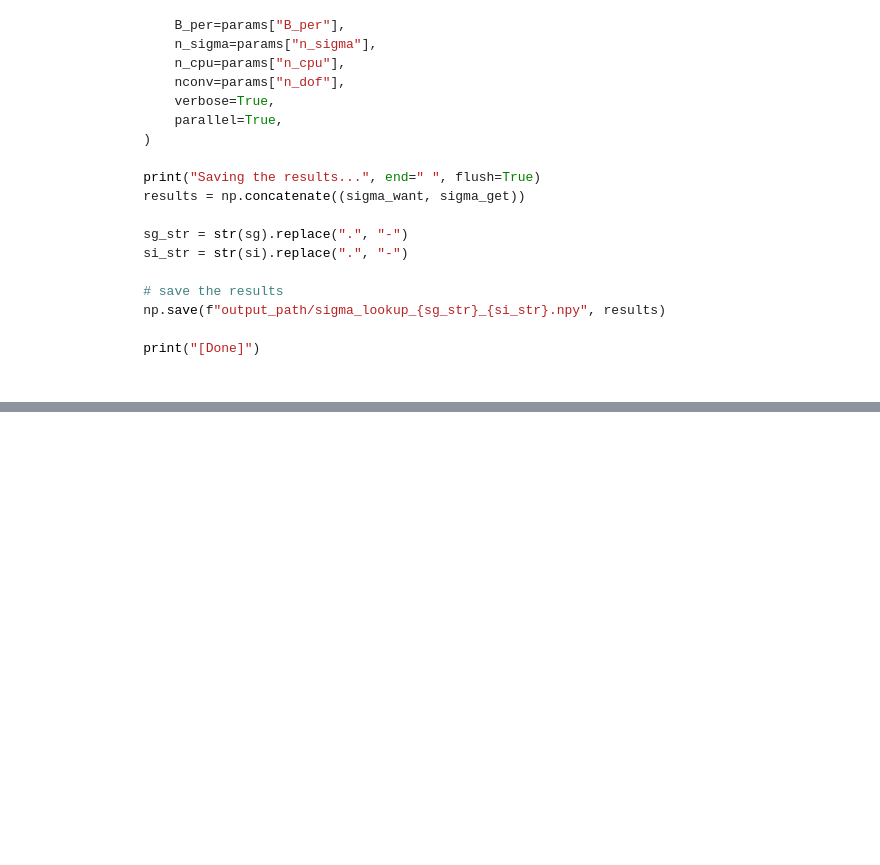
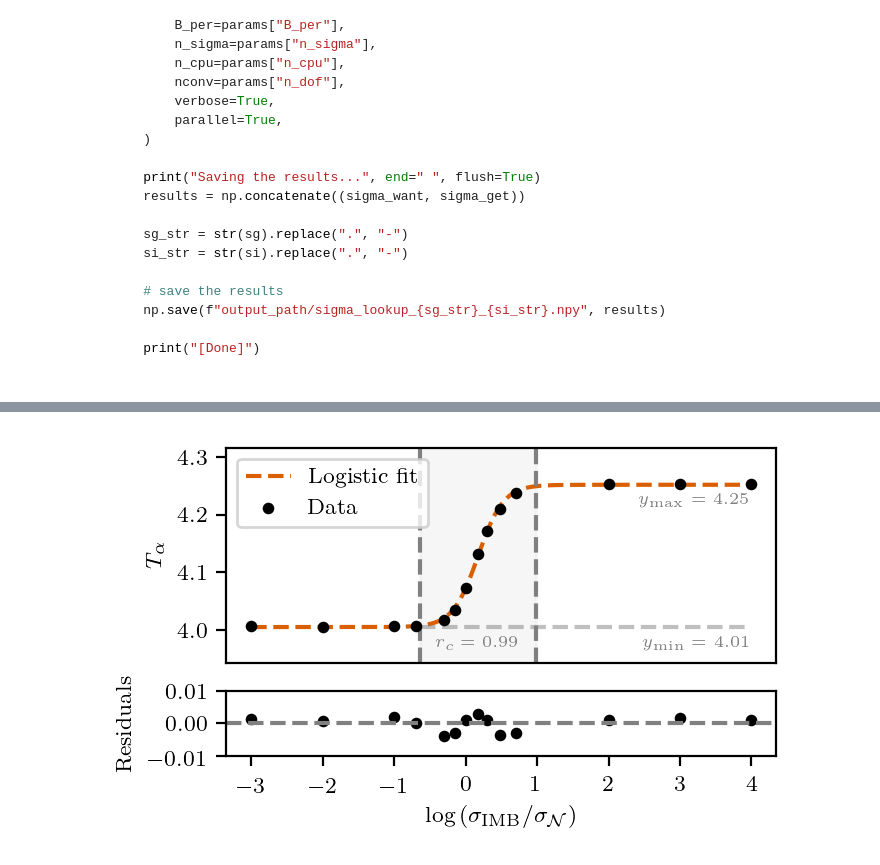
Before and after one commit to fdannert/InLIFEsim, a Jupyter notebook: docs/source/paper_figures/lookup_table.ipynb, the cells around one changed output, grey strips where cells are left out. Cells and saved outputs as stored; diff of their text form; code cells hidden in the pictures; blank space fills up the shorter version.

```diff
--- a/docs/source/paper_figures/lookup_table.ipynb
+++ b/docs/source/paper_figures/lookup_table.ipynb
@@ -326,0 +468,81 @@ sys.version_info(major=3, minor=9, micro=13, releaselevel='final', serial=0)
+# %%
+sig_actual = 4
+guess = None
+bounds = (-np.inf, np.inf)
+
+sig_analytical = []
+rat_bes_gaus = []
+
+for sg, si in zip(ev.sigma_gauss, ev.sigma_bessel):
+    sig_analytical.append(np.interp(sig_actual,
+                                    ev.sigma_want_get[(sg, si)][0],
+                                    ev.sigma_want_get[(sg, si)][1]))
+    rat_bes_gaus.append(si/sg)
+
+ratio_sig = np.array((sig_analytical, rat_bes_gaus)).T
+
+# noinspection PyTupleAssignmentBalance
+popt, _ = curve_fit(f=logistic,
+                    xdata=np.log10(ratio_sig[1:-1, 1]),
+                    ydata=ratio_sig[1:-1, 0],
+                    p0=guess,
+                    bounds=bounds)
+
+
+x = np.log10(ratio_sig[1:-1, 1])
+y = ratio_sig[1:-1, 0]
+
+
+fig, ax = plt.subplots(nrows=2, figsize=(3.55, 2), height_ratios=[1, 0.3], dpi=200)
+
+x_sample = np.linspace(np.min(x), np.max(x), 1000)
+ax[0].plot(x_sample, logistic(x_sample, *popt), '--',
+           c='#d95f02', label='Logistic fit')
+
+# Plot the original data (with noise) and the fitted curve
+ax[0].scatter(x, y, label='Data', color='k', s=10, zorder=10)
+
+ax[0].set_xticks([])
+ax[0].legend(loc='upper left')
+
+ax[1].set_xlabel(r'$\mathrm{log}\left(\sigma_\mathrm{IMB} / \sigma_\mathcal{N}\right)$')
+ax[0].set_ylabel(r'$T_\alpha$')
+
+# draw horizontal line at y=0
+ax[1].axhline(0, color='gray', ls='--')
+# plot residual in lower axis
+ax[1].scatter(x, y - logistic(x, *popt),
+              color='k',
+              label='Data - Logistic',
+              s=10,)
+ax[1].set_ylim([-0.01, 0.01])
+ax[1].set_ylabel('Residuals')
+
+x_ext = get_interest_area(popt[1], 0.99)
+# indicate intereste area
+ax[0].axvline(popt[0] - x_ext, color='gray', ls='--')
+ax[0].axvline(popt[0] + x_ext, color='gray', ls='--')
+
+# ax[0].axvline(popt[0], color='lightgray', ls='--')
+
+ax[0].set_ylim(ax[0].get_ylim()[0]-0.05, ax[0].get_ylim()[1]+0.05)
+# fill between with light gray without white spaces above and below
+ax[0].fill_betweenx([3, 5], popt[0] - x_ext, popt[0] + x_ext, color='lightgray', alpha=0.2)
+
+ax[0].plot([popt[0] - x_ext, x.max()], [popt[2]]*2, color='gray', ls='--', alpha=0.5)
+
+# print y_min and y_max at the right end of the plot
+ax[0].text(x.max(), popt[2]-0.015, r'$y_{\mathrm{min}}$ = ' + str(np.round(popt[2], 2)),
+           color='gray', va='top', ha='right',
+           fontsize=6)
+ax[0].text(x.max(), popt[3]-0.015, r'$y_{\mathrm{max}}$ = ' + str(np.round(popt[3], 2)),
+           color='gray', va='top', ha='right',
+           fontsize=6)
+
+ax[0].text(popt[0], popt[2]-0.015, r'$r_c = 0.99$',
+           color='gray', va='top', ha='center',
+           fontsize=6)
+
+plt.show()
+# %% [output]
+[figure, added]
```
Also changed, not shown: parts of 17 cells of this notebook, 4 other files.
